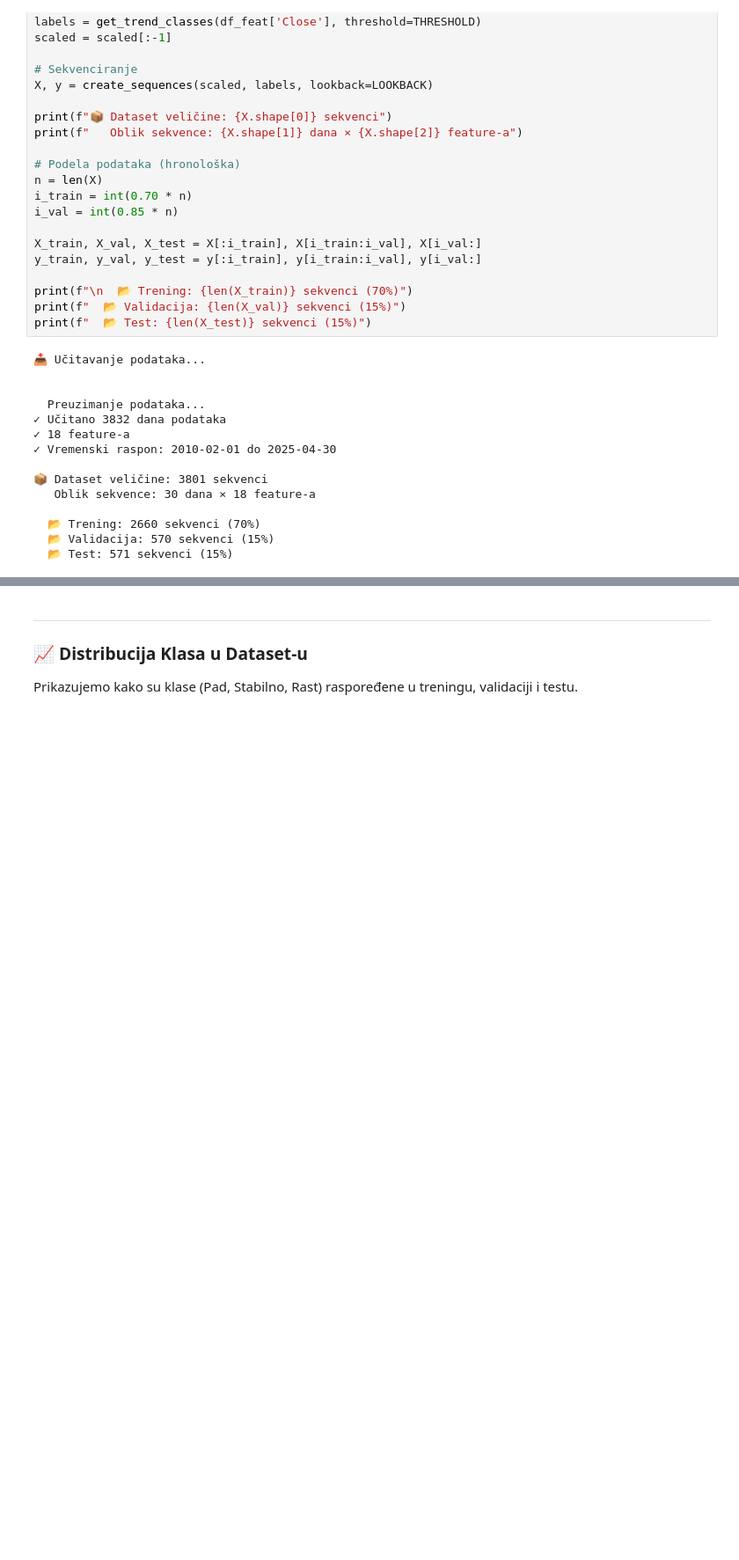
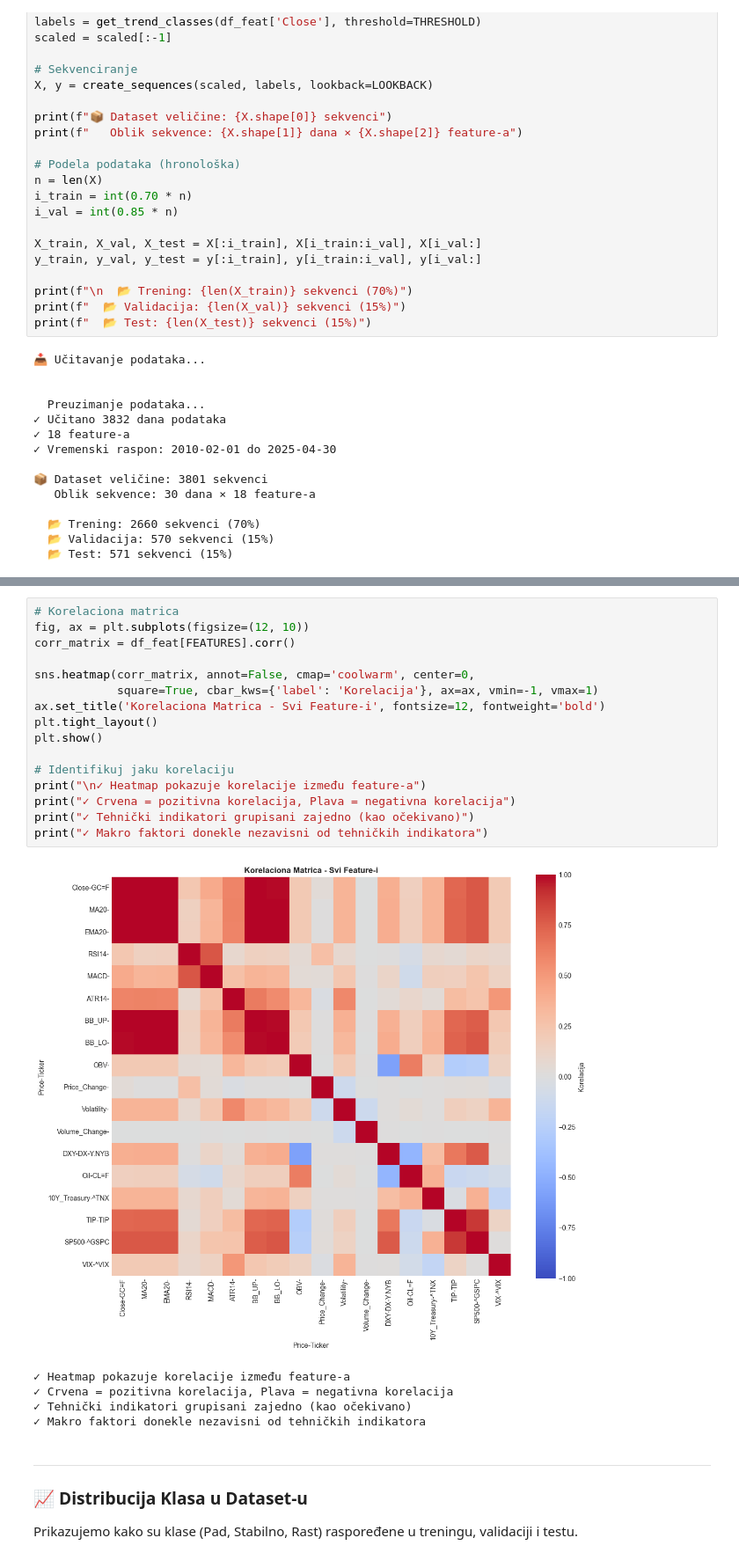
Before and after one commit to AleksandarSekulic1/e2-siap-2025, a Jupyter notebook: Project/Trading_Bot_Analysis.ipynb, the cells around one changed output, grey strips where cells are left out. Shown at 88% size. Drawn from its saved outputs; the diff is of its cells as text; blank space fills up the shorter version.

```diff
--- a/Project/Trading_Bot_Analysis.ipynb
+++ b/Project/Trading_Bot_Analysis.ipynb
@@ -115,3 +200,25 @@ print(f"  📂 Test: {len(X_test)} sekvenci (15%)")
+# %%
+# Korelaciona matrica
+fig, ax = plt.subplots(figsize=(12, 10))
+corr_matrix = df_feat[FEATURES].corr()
+
+sns.heatmap(corr_matrix, annot=False, cmap='coolwarm', center=0,
+            square=True, cbar_kws={'label': 'Korelacija'}, ax=ax, vmin=-1, vmax=1)
+ax.set_title('Korelaciona Matrica - Svi Feature-i', fontsize=12, fontweight='bold')
+plt.tight_layout()
+plt.show()
+
+# Identifikuj jaku korelaciju
+print("\n✓ Heatmap pokazuje korelacije između feature-a")
+print("✓ Crvena = pozitivna korelacija, Plava = negativna korelacija")
+print("✓ Tehnički indikatori grupisani zajedno (kao očekivano)")
+print("✓ Makro faktori donekle nezavisni od tehničkih indikatora")
+# %% [output]
+[figure, added]
+✓ Heatmap pokazuje korelacije između feature-a
+✓ Crvena = pozitivna korelacija, Plava = negativna korelacija
+✓ Tehnički indikatori grupisani zajedno (kao očekivano)
+✓ Makro faktori donekle nezavisni od tehničkih indikatora
 # %% [markdown]
 ---
 
```
Also changed, not shown: parts of 7 cells of this notebook, 4 other files.
